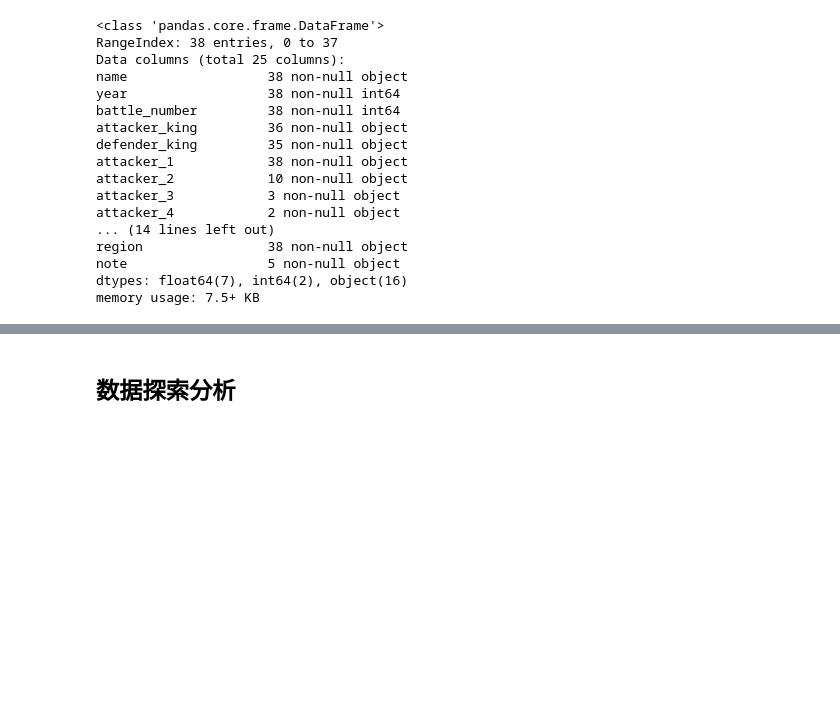
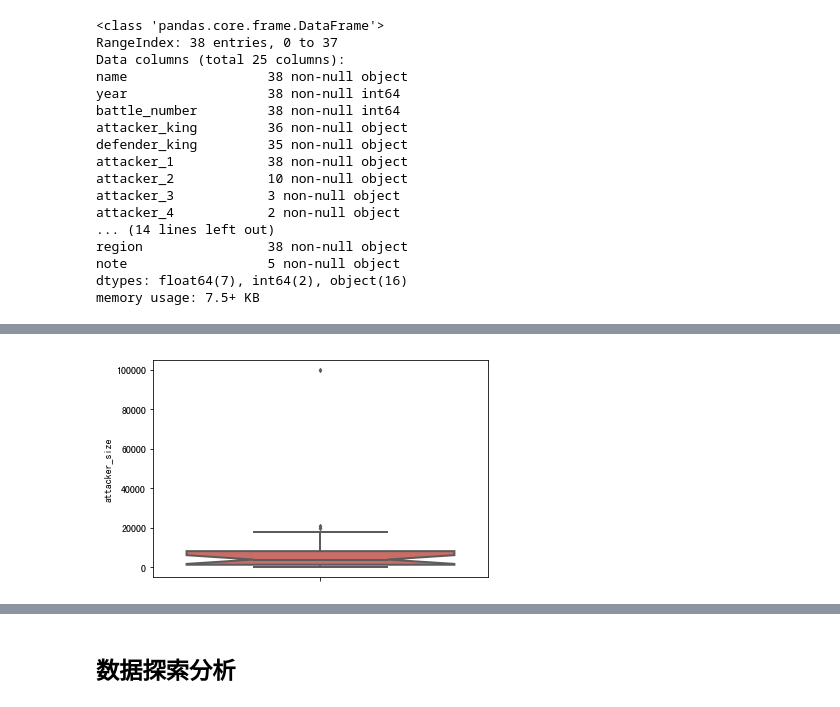
Before and after one commit to xie-li/Udacity-DAND, a Jupyter notebook: 冰与火/Game_of_thrones_battle_analysis.ipynb, the cells around one changed output, grey strips where cells are left out. Saved outputs shown, nothing was run; the diff lists cells and outputs as text; code cells hidden in the pictures; blank space fills up the shorter version.

```diff
--- a/冰与火/Game_of_thrones_battle_analysis.ipynb
+++ b/冰与火/Game_of_thrones_battle_analysis.ipynb
@@ -132,0 +147,11 @@ df[df.isnull().values==True].drop_duplicates()
+# %%
+#定义画散点图方法
+def boxplot(label_y,df):
+    sns.boxplot(y=label_y, data=df,
+            linewidth = 2,   # 线宽
+            width = 0.8,     # 箱之间的间隔比例
+            fliersize = 3,   # 异常点大小
+            palette = 'hls', # 设置调色板
+            whis = 1.5,      # 设置IQR
+            notch = True,    # 设置是否以中值做凹槽
+           )
@@ -132,0 +170,5 @@ df[df.isnull().values==True].drop_duplicates()
+# %%
+#查看异常值，通过描述可以看出attacker_size存在异常值
+boxplot("attacker_size",df[['attacker_size']])
+# %% [output]
+[figure, added]
```
Also changed, not shown: parts of 35 cells of this notebook.
